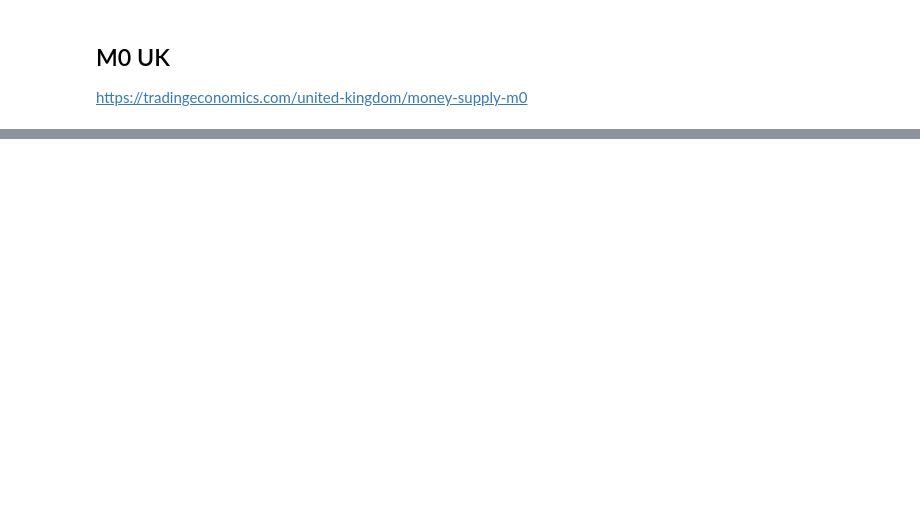
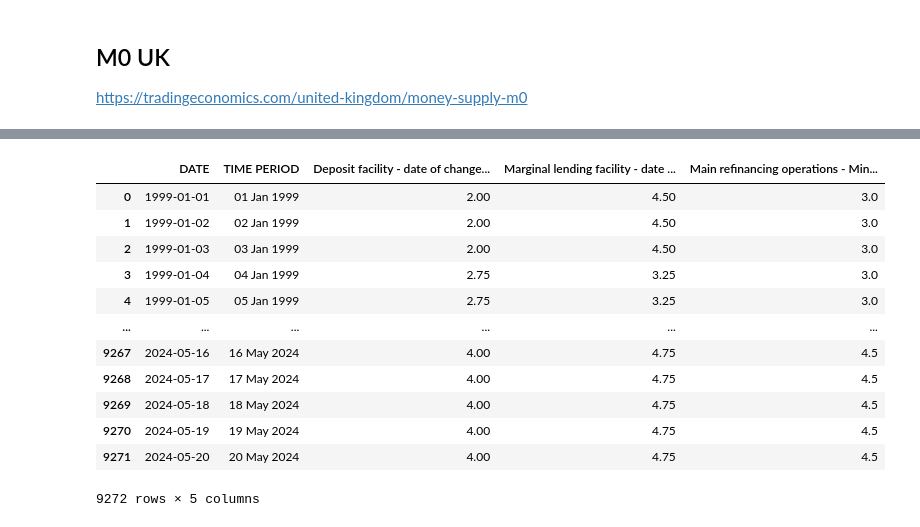
Before and after one commit to ikeryanez/Forecasting_FinancialTS, a Jupyter notebook: notebooks/1-data_acquisition/Macro.ipynb, the cells around one changed output, grey strips where cells are left out. Cells and saved outputs as stored; diff of their text form; code cells hidden in the pictures; blank space fills up the shorter version.

```diff
--- a/notebooks/1-data_acquisition/Macro.ipynb
+++ b/notebooks/1-data_acquisition/Macro.ipynb
@@ -273,0 +345,16 @@ m2_us
+# %%
+ecb
+# %% [output]
+|  | DATE | TIME PERIOD | Deposit facility - date of change... | Marginal lending facility - date ... | Main refinancing operations - Min... |
+| 0 | 1999-01-01 | 01 Jan 1999 | 2.00 | 4.50 | 3.0 |
+| 1 | 1999-01-02 | 02 Jan 1999 | 2.00 | 4.50 | 3.0 |
+| 2 | 1999-01-03 | 03 Jan 1999 | 2.00 | 4.50 | 3.0 |
+| 3 | 1999-01-04 | 04 Jan 1999 | 2.75 | 3.25 | 3.0 |
+| 4 | 1999-01-05 | 05 Jan 1999 | 2.75 | 3.25 | 3.0 |
+| ... | ... | ... | ... | ... | ... |
+| 9267 | 2024-05-16 | 16 May 2024 | 4.00 | 4.75 | 4.5 |
+| 9268 | 2024-05-17 | 17 May 2024 | 4.00 | 4.75 | 4.5 |
+| 9269 | 2024-05-18 | 18 May 2024 | 4.00 | 4.75 | 4.5 |
+| 9270 | 2024-05-19 | 19 May 2024 | 4.00 | 4.75 | 4.5 |
+| 9271 | 2024-05-20 | 20 May 2024 | 4.00 | 4.75 | 4.5 |
+9272 rows × 5 columns
```
Also changed, not shown: parts of 16 cells of this notebook, 7 other files.
